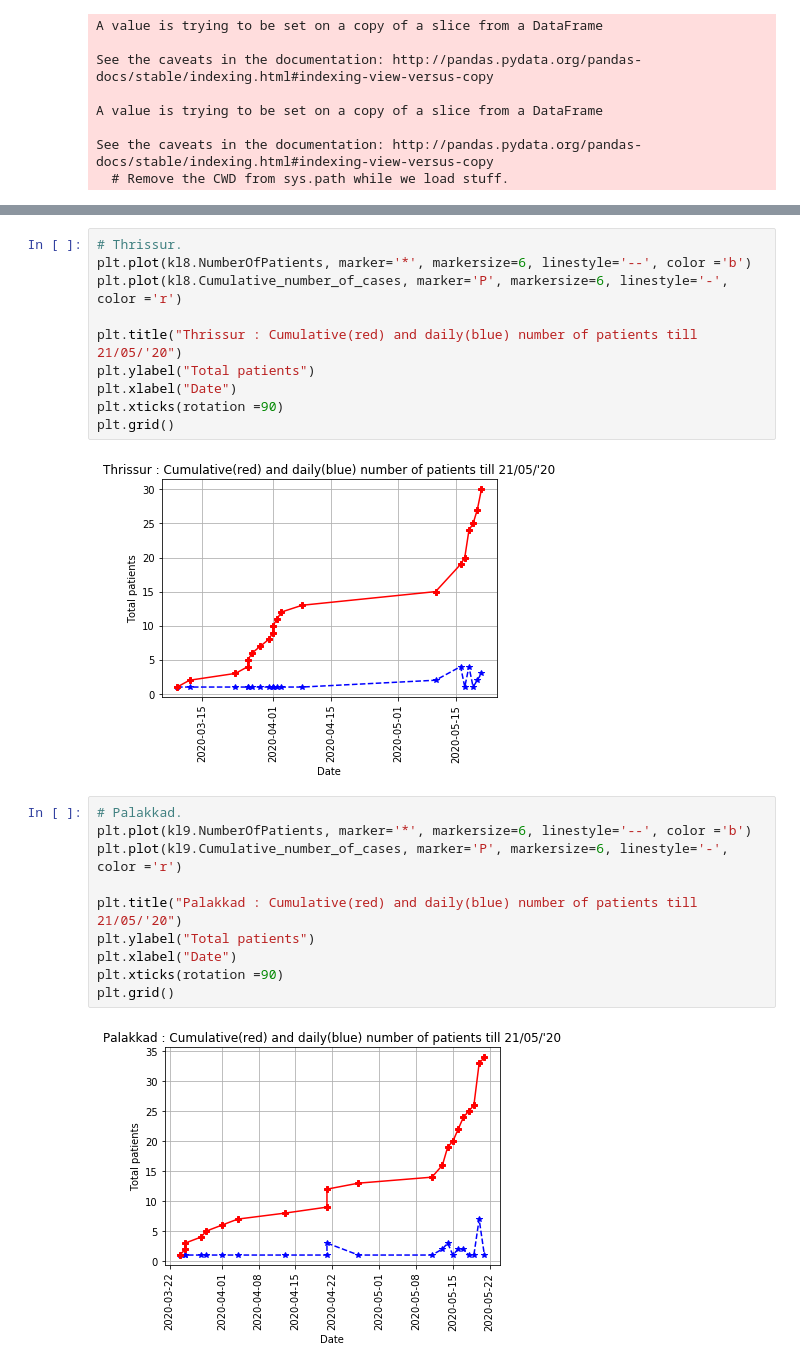
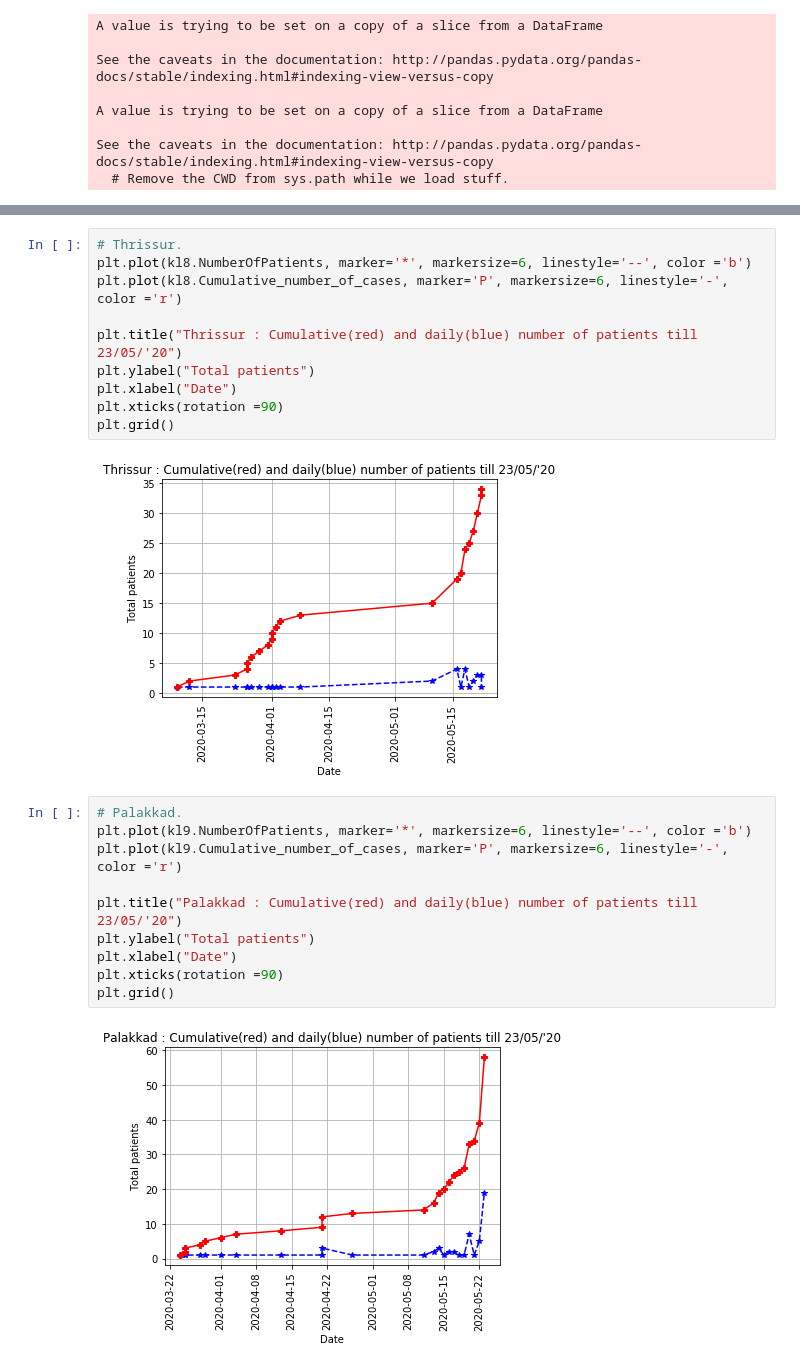
Before and after one commit to sandyiswell/covid19Kerala, a Jupyter notebook: DistricsWise.ipynb, the cells around one changed output, grey strips where cells are left out. Saved outputs shown, nothing was run; the diff lists cells and outputs as text.

```diff
--- a/DistricsWise.ipynb
+++ b/DistricsWise.ipynb
@@ -229,25 +229,25 @@ plt.grid()
 plt.plot(kl8.NumberOfPatients, marker='*', markersize=6, linestyle='--', color ='b')
 plt.plot(kl8.Cumulative_number_of_cases, marker='P', markersize=6, linestyle='-', color ='r')
 
-plt.title("Thrissur : Cumulative(red) and daily(blue) number of patients till 21/05/'20")
+plt.title("Thrissur : Cumulative(red) and daily(blue) number of patients till 23/05/'20")
 plt.ylabel("Total patients")
 plt.xlabel("Date")
 plt.xticks(rotation =90)
 plt.grid()
 # %% [output]
-[figure, old version]
+[figure, new version]
 # %%
 # Palakkad.
 plt.plot(kl9.NumberOfPatients, marker='*', markersize=6, linestyle='--', color ='b')
 plt.plot(kl9.Cumulative_number_of_cases, marker='P', markersize=6, linestyle='-', color ='r')
 
-plt.title("Palakkad : Cumulative(red) and daily(blue) number of patients till 21/05/'20")
+plt.title("Palakkad : Cumulative(red) and daily(blue) number of patients till 23/05/'20")
 plt.ylabel("Total patients")
 plt.xlabel("Date")
 plt.xticks(rotation =90)
 plt.grid()
 # %% [output]
-[figure, old version]
+[figure, new version]
 # %%
 # Malappuram.
 plt.plot(kl10.NumberOfPatients, marker='*', markersize=6, linestyle='--', color ='b')
```
Also changed, not shown: parts of 15 cells of this notebook, 2 other files.
